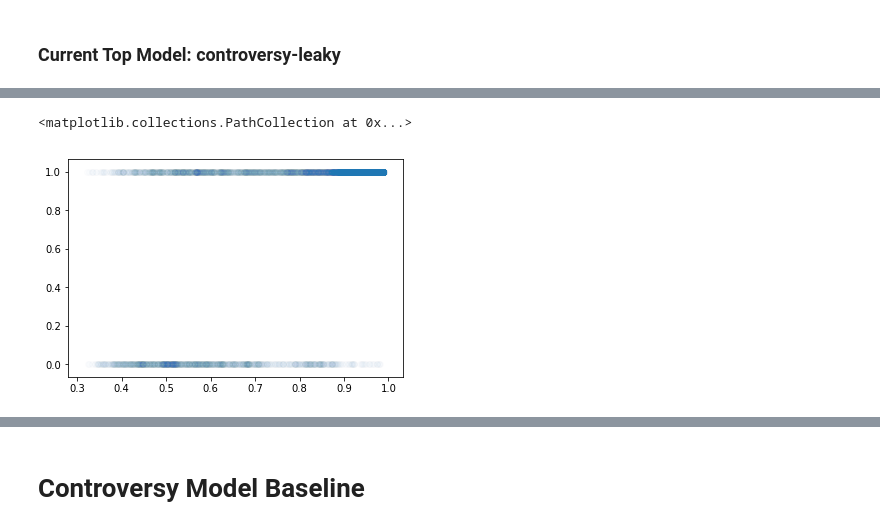
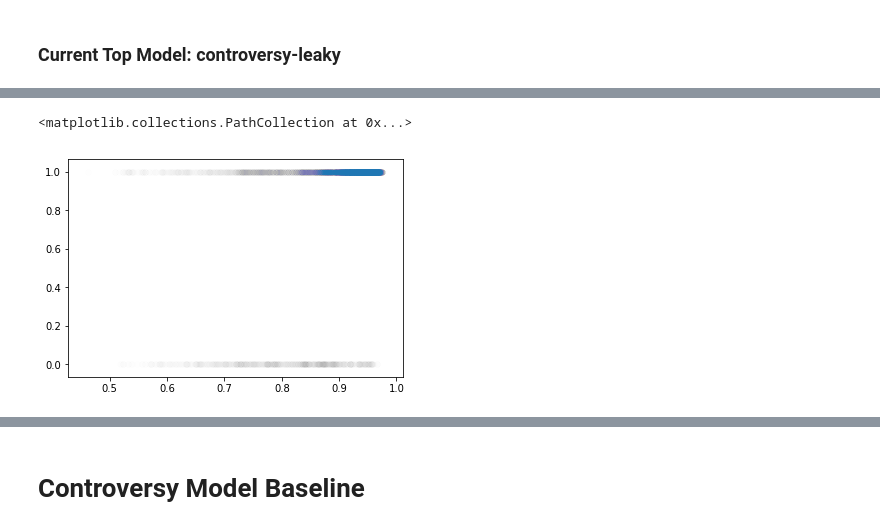
Before and after one commit to ekarboski/washington_state_legislation, a Jupyter notebook: Controversy-score.ipynb, the cells around one changed output, grey strips where cells are left out. Saved outputs shown, nothing was run; the diff lists cells and outputs as text; code cells hidden in the pictures.

Commit message:
Try out topic scores in Controversy-score.ipynb

```diff
--- a/Controversy-score.ipynb
+++ b/Controversy-score.ipynb
@@ -213,3 +204,5 @@ controversy_topics_df
+# %%
+clean_new = clean.merge(with_topics, how='left', on='bill_unique')
 # %% [markdown]
 # Create controversy_score
 # %%
@@ -275,7 +268,7 @@ clean = clean.merge(vote_avs, how='left', on='bill_unique')
 # Make Sample
 ### All bienniums
 # %%
-sample = clean.sample(n=300000)
+sample = clean_new.sample(n=300000)
 sample = sample[sample['vote'] <= 1]
 sample.head()
 # %% [output]
@@ -358,20 +351,25 @@ sample_test
+# %%
+sample_train_new = sample_train[sample_train['yea_topics_score'].notnull()]
+sample_test_new = sample_test[sample_test['yea_topics_score'].notnull()]
 # %% [markdown]
 ### Current Top Model: controversy-leaky
 # %%
 # TRAIN
-X_train_t = sample_train[['voter_id', 'voting_agency', 'sponsor_agency', 'district',
-                     'party', 'is_primary_sponsor', 'is_secondary_sponsor', 'is_minority_party',
+X_train_t = sample_train_new[['voter_id', 'voting_agency', 'sponsor_agency', 'district',
+                     'party', 'is_minority_party',
                      'primary_sponsor_party', 'rep_score', 'loyalty_score', 'bill_length', 'bill_num',
-                     'num_sponsors', 'years_until_vote', 'percent_yea', 'controversy_score']]
+                     'num_sponsors', 'years_until_vote', 'percent_yea', 'yea_topics_score',
+                                  'nay_topics_score', 'rep_topics_score', 'dem_topics_score']]
 
-y_train_t = sample_train['vote']
+y_train_t = sample_train_new['vote']
 
 # TEST
-X_test_t = sample_test[['voter_id', 'voting_agency', 'sponsor_agency', 'district',
-                     'party', 'is_primary_sponsor', 'is_secondary_sponsor', 'is_minority_party',
+X_test_t = sample_test_new[['voter_id', 'voting_agency', 'sponsor_agency', 'district',
+                     'party', 'is_minority_party',
                      'primary_sponsor_party', 'rep_score', 'loyalty_score', 'bill_length', 'bill_num',
-                     'num_sponsors', 'years_until_vote', 'percent_yea', 'controversy_score']]
+                     'num_sponsors', 'years_until_vote', 'percent_yea', 'yea_topics_score',
+                                  'nay_topics_score', 'rep_topics_score', 'dem_topics_score']]
 
-y_test_t = sample_test['vote']
+y_test_t = sample_test_new['vote']
 # %%
 top_model = RandomForestClassifier(n_estimators=2000, max_depth=7, n_jobs=2, random_state=709)
@@ -389,9 +389,9 @@ y_pred_t.min()
 # %%
 fig, ax = plt.subplots()
-ax.scatter(y_pred_t, y_test_t, alpha=0.01)
+ax.scatter(y_pred_t, y_test_t, alpha=0.005)
 # %% [output]
 <matplotlib.collections.PathCollection at 0x...>
-[figure, old version]
+[figure, new version]
 # %%
 fpr_t, tpr_t, thresholds_t = roc_curve(y_test_t, y_pred_t)
 # %%
```
Also changed, not shown: parts of 25 cells of this notebook.
